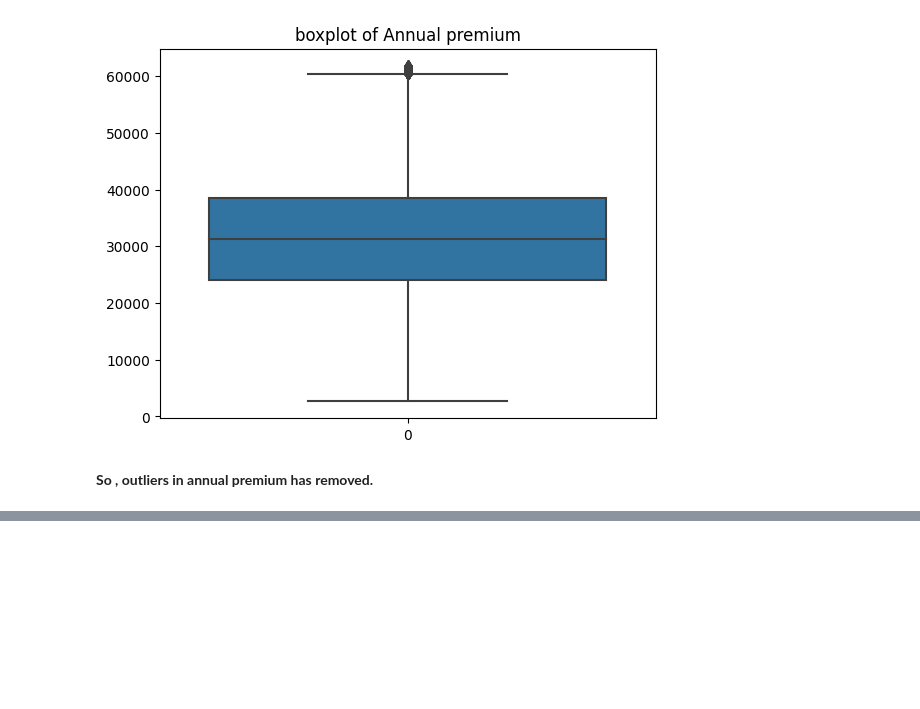
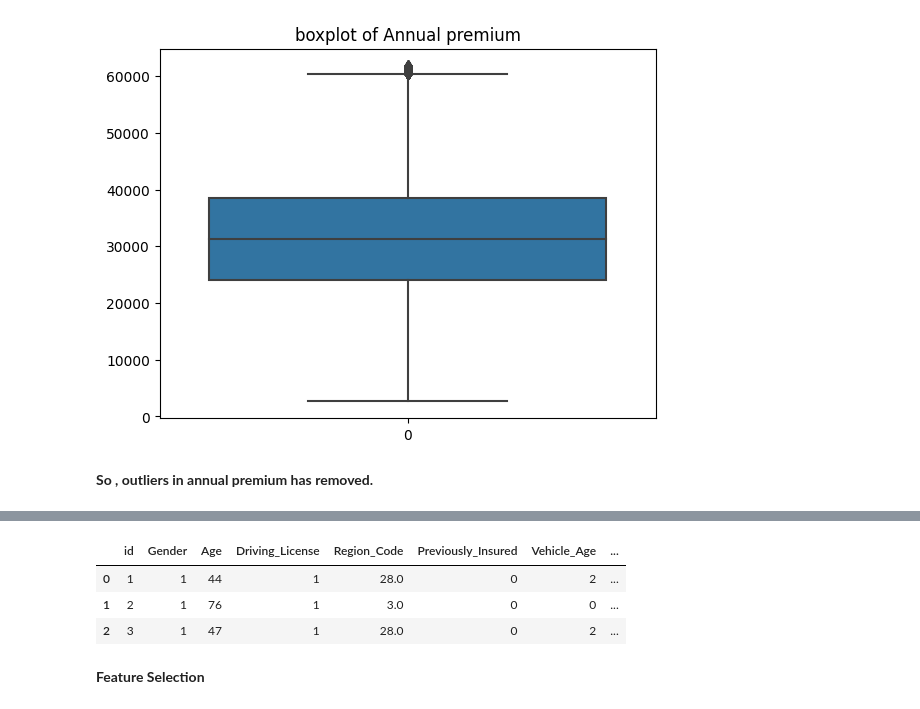
Before and after one commit to kanakpriyatiwari/HEALTH-INSURANCE-CROSS-SELL-PREDICTION, a Jupyter notebook: Copy_of_HEALTH_INSURANCE_CROSS_SELL_PREDICTION.ipynb, the cells around one changed output, grey strips where cells are left out. Drawn from its saved outputs; the diff is of its cells as text; code cells hidden in the pictures; blank space fills up the shorter version.

```diff
--- a/Copy_of_HEALTH_INSURANCE_CROSS_SELL_PREDICTION.ipynb
+++ b/Copy_of_HEALTH_INSURANCE_CROSS_SELL_PREDICTION.ipynb
@@ -378,0 +409,5 @@ plt.show()
+# %%
+labelEncoder= LabelEncoder()
+insurance_df['Gender'] = labelEncoder.fit_transform(insurance_df['Gender'])
+insurance_df['Vehicle_Age'] = labelEncoder.fit_transform(insurance_df['Vehicle_Age'])
+insurance_df['Vehicle_Damage'] = labelEncoder.fit_transform(insurance_df['Vehicle_Damage'])
@@ -378,0 +431,9 @@ plt.show()
+# %%
+insurance_df.head(3)
+# %% [output]
+|  | id | Gender | Age | Driving_License | Region_Code | Previously_Insured | Vehicle_Age | ... |
+| 0 | 1 | 1 | 44 | 1 | 28.0 | 0 | 2 | ... |
+| 1 | 2 | 1 | 76 | 1 | 3.0 | 0 | 0 | ... |
+| 2 | 3 | 1 | 47 | 1 | 28.0 | 0 | 2 | ... |
+# %% [markdown]
+**Feature Selection**
```
Also changed, not shown: parts of 20 cells of this notebook.
